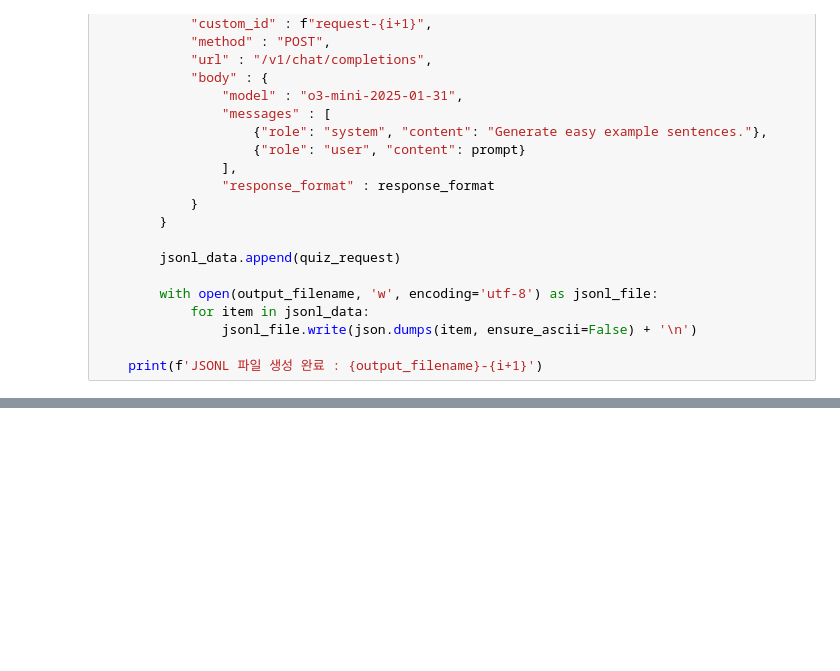
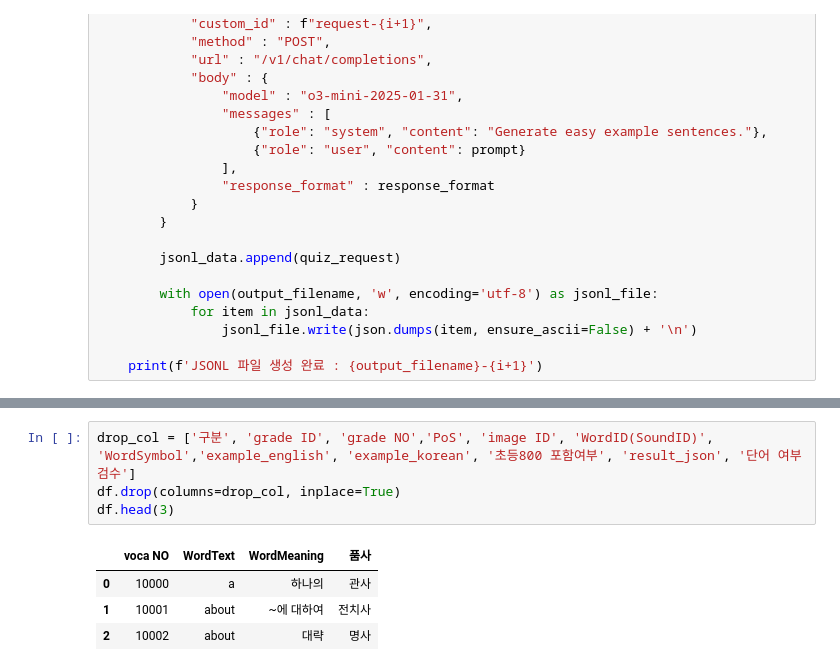
Before and after one commit to tiagyu/WeaversMind, a Jupyter notebook: Word/ExampleSentence_Word/Elem/ExampleSentence_Prompt.ipynb, the cells around one changed output, grey strips where cells are left out. Cells and saved outputs as stored; diff of their text form; blank space fills up the shorter version.

```diff
--- a/Word/ExampleSentence_Word/Elem/ExampleSentence_Prompt.ipynb
+++ b/Word/ExampleSentence_Word/Elem/ExampleSentence_Prompt.ipynb
@@ -176,0 +192,9 @@ def VocaQuizMake(data, output_filename):
+# %%
+drop_col = ['구분', 'grade ID', 'grade NO','PoS', 'image ID', 'WordID(SoundID)', 'WordSymbol','example_english', 'example_korean', '초등800 포함여부', 'result_json', '단어 여부 검수']
+df.drop(columns=drop_col, inplace=True)
+df.head(3)
+# %% [output]
+|  | voca NO | WordText | WordMeaning | 품사 |
+| 0 | 10000 | a | 하나의 | 관사 |
+| 1 | 10001 | about | ~에 대하여 | 전치사 |
+| 2 | 10002 | about | 대략 | 명사 |
```
Also changed, not shown: parts of 9 cells of this notebook.
